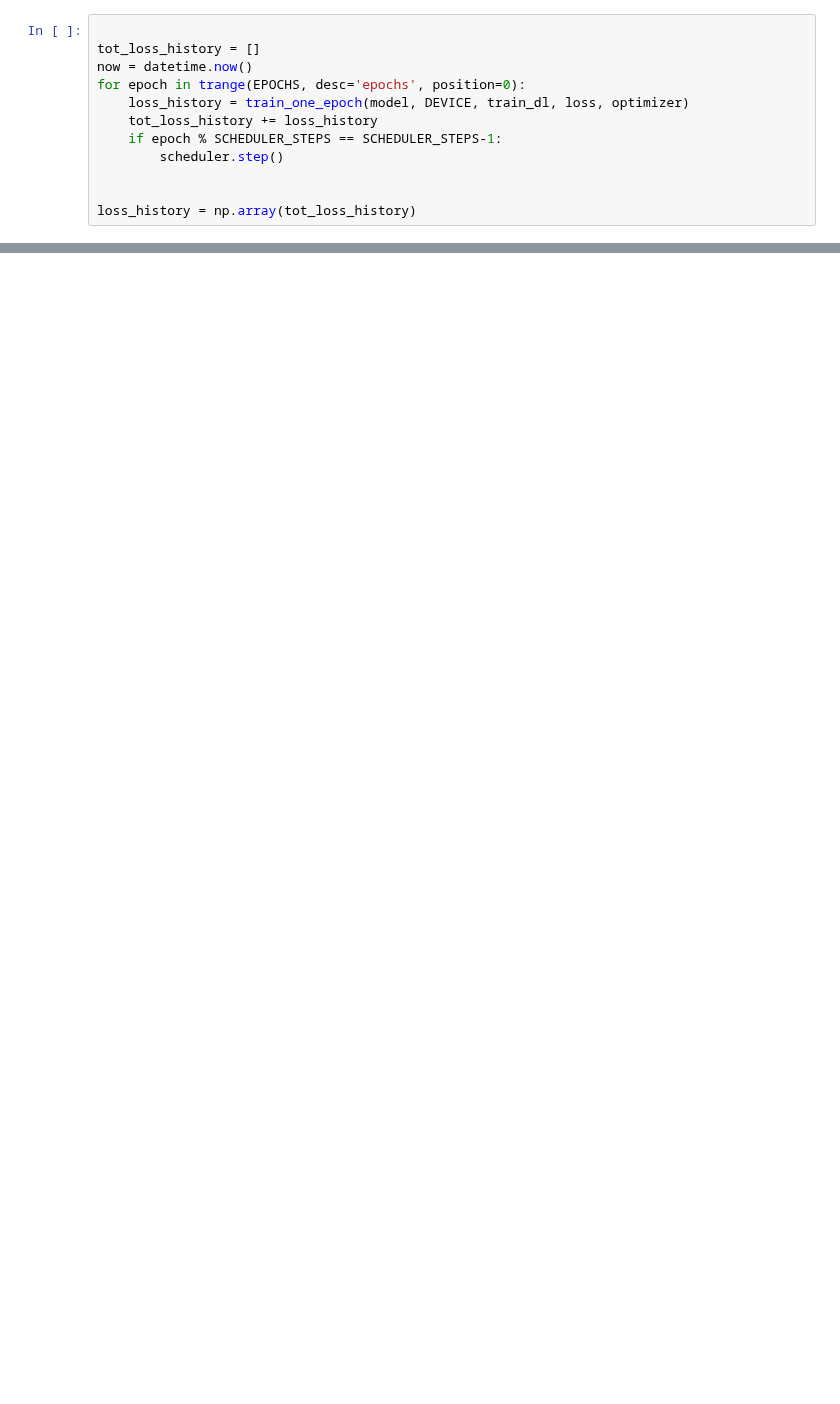
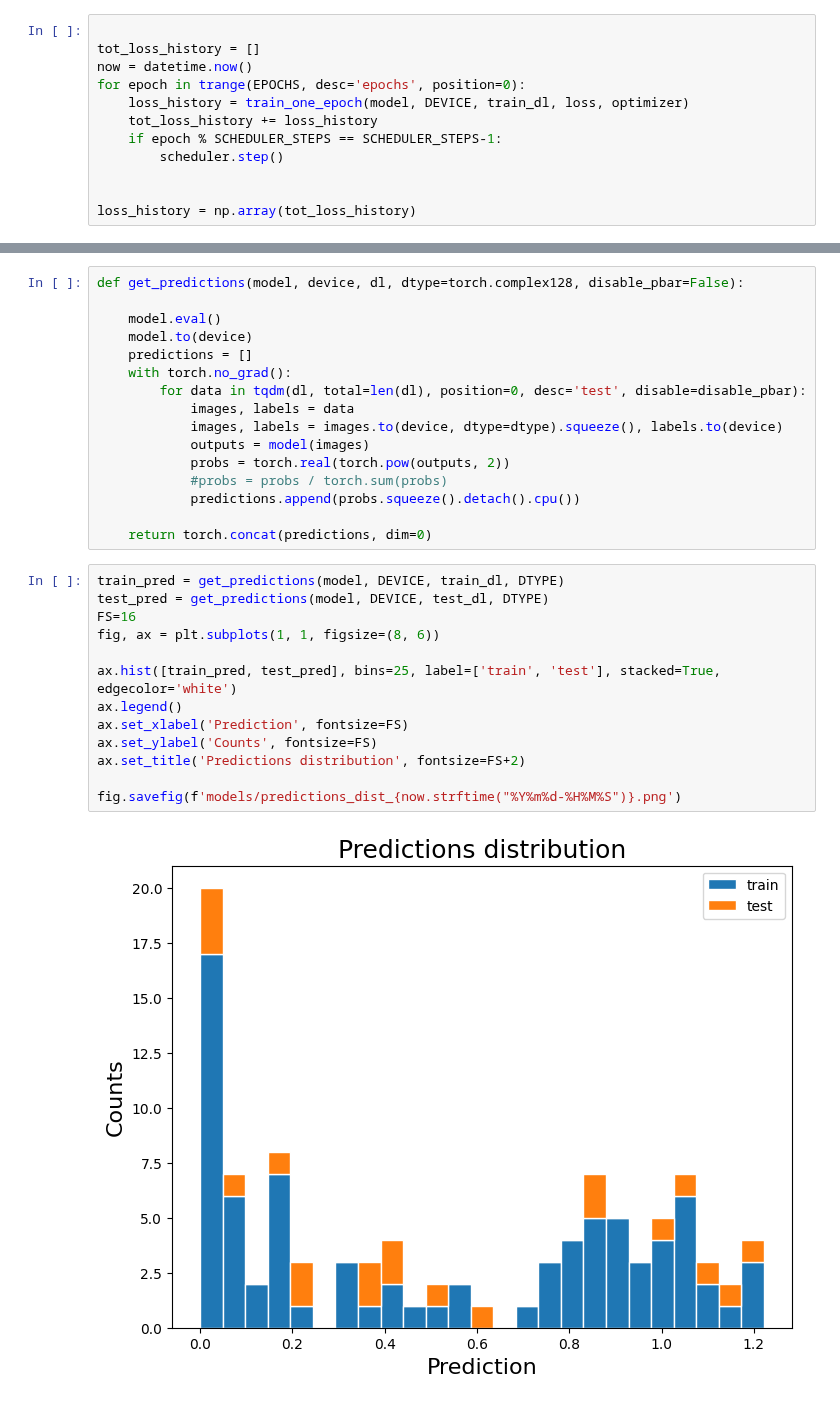
Before and after one commit to c0pp1/TTN4HEP, a Jupyter notebook: TTN/myttnlibrary.ipynb, the cells around one changed output, grey strips where cells are left out. Drawn from its saved outputs; the diff is of its cells as text; blank space fills up the shorter version.

```diff
--- a/TTN/myttnlibrary.ipynb
+++ b/TTN/myttnlibrary.ipynb
@@ -980,0 +958,31 @@ fig.savefig(f'models/loss_history_{now.strftime("%Y%m%d-%H%M%S")}_clipped.png')
+# %%
+def get_predictions(model, device, dl, dtype=torch.complex128, disable_pbar=False):
+
+    model.eval()
+    model.to(device)
+    predictions = []
+    with torch.no_grad():
+        for data in tqdm(dl, total=len(dl), position=0, desc='test', disable=disable_pbar):
+            images, labels = data
+            images, labels = images.to(device, dtype=dtype).squeeze(), labels.to(device)
+            outputs = model(images)
+            probs = torch.real(torch.pow(outputs, 2))
+            #probs = probs / torch.sum(probs)
+            predictions.append(probs.squeeze().detach().cpu())
+
+    return torch.concat(predictions, dim=0)
+# %%
+train_pred = get_predictions(model, DEVICE, train_dl, DTYPE)
+test_pred = get_predictions(model, DEVICE, test_dl, DTYPE)
+FS=16
+fig, ax = plt.subplots(1, 1, figsize=(8, 6))
+
+ax.hist([train_pred, test_pred], bins=25, label=['train', 'test'], stacked=True, edgecolor='white')
+ax.legend()
+ax.set_xlabel('Prediction', fontsize=FS)
+ax.set_ylabel('Counts', fontsize=FS)
+ax.set_title('Predictions distribution', fontsize=FS+2)
+
+fig.savefig(f'models/predictions_dist_{now.strftime("%Y%m%d-%H%M%S")}.png')
+# %% [output]
+[figure, added]
```
Also changed, not shown: parts of 37 cells of this notebook, 11 other files.
